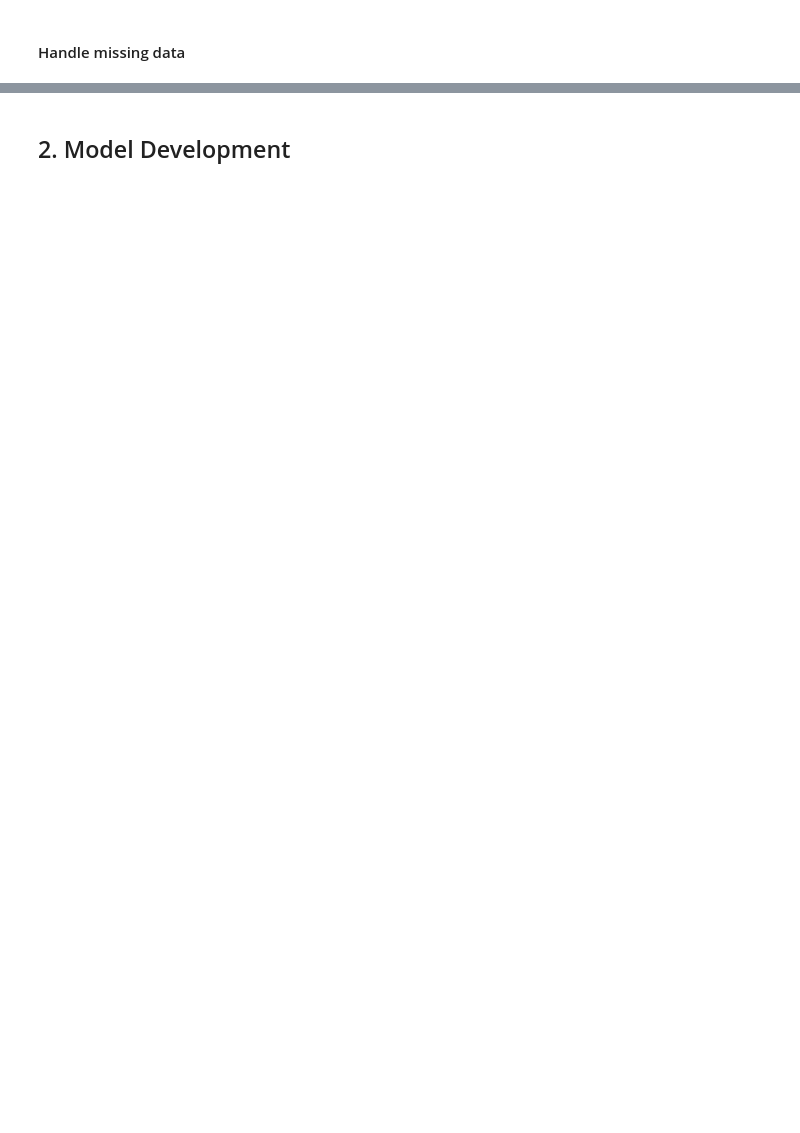
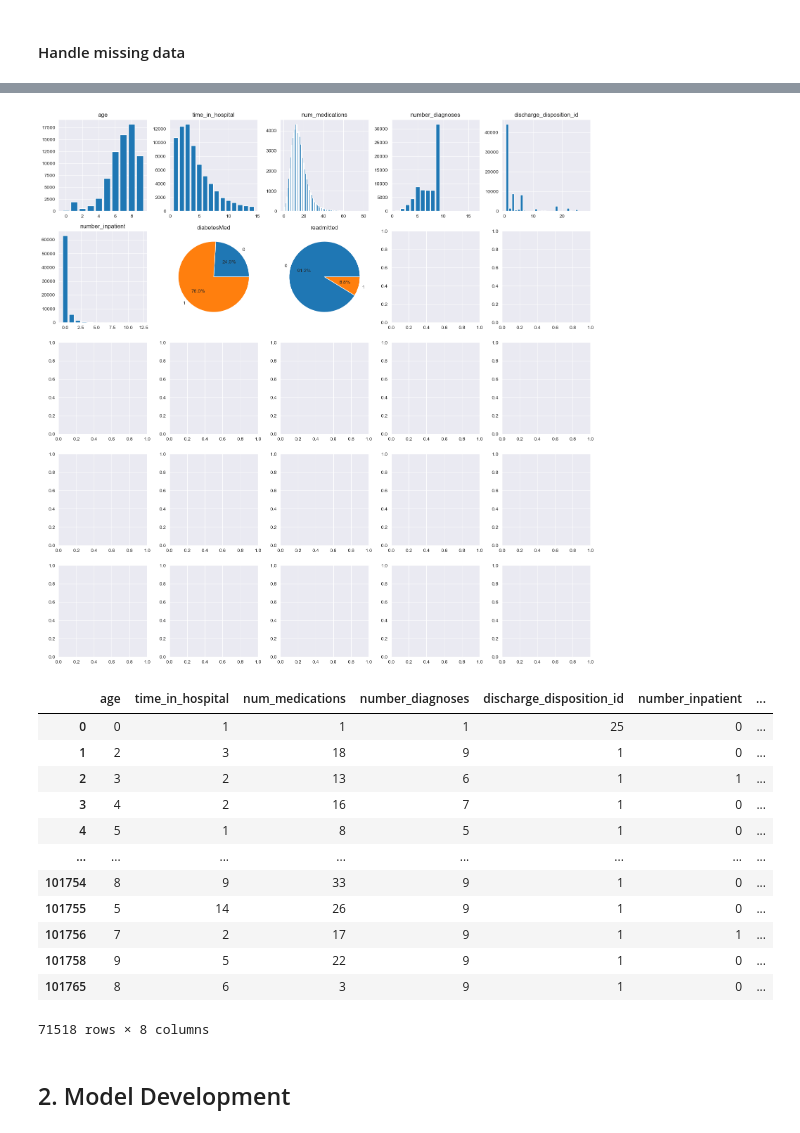
Before and after one commit to FaranF22/ml4, a Jupyter notebook: Assignment4.ipynb, the cells around one changed output, grey strips where cells are left out. Drawn from its saved outputs; the diff is of its cells as text; code cells hidden in the pictures; blank space fills up the shorter version.

```diff
--- a/Assignment4.ipynb
+++ b/Assignment4.ipynb
@@ -280,0 +278,12 @@ df
+# %%
+# Group by readmitted to count the number of each category by under 30 days or not
+
+# for col in df:
+#     count = df.groupby('readmitted')[col].value_counts()
+#     print(count)
+
+
+# count = df.groupby('admission_type_id')['readmitted'].value_counts()
+# count = df.groupby('discharge_disposition_id')['readmitted'].value_counts()
+count = df.groupby('admission_source_id')['readmitted'].value_counts()
+count
@@ -280,0 +308,54 @@ df
+# %%
+# Selecting columns
+# cols = ['age','time_in_hospital', 'num_lab_procedures', 'num_medications', 'number_diagnoses', 'A1Cresult', 'insulin', 'admission_type_id', 'discharge_disposition_id', 'num_procedures', 'number_outpatient', 'number_inpatient', 'max_glu_serum', 'change', 'diabetesMed', 'diag_1', 'diag_2', 'diag_3', 'metformin', 'readmitted']
+
+# cols = ['age', 'time_in_hospital', 'num_lab_procedures', 'num_medications', 'number_diagnoses', 'A1Cresult', 'insulin', 'admission_type_id', 'discharge_disposition_id', 'num_procedures', 'number_outpatient', 'number_inpatient', 'max_glu_serum', 'change', 'diabetesMed', 'diag_1', 'diag_2', 'diag_3', 'metformin', 'readmitted']
+# 'admission_source_id',
+
+# cols = ['age', 'time_in_hospital', 'num_lab_procedures', 'num_medications', 'number_diagnoses', 'discharge_disposition_id', 'number_inpatient', 'change', 'diabetesMed', 'diag_1', 'metformin', 'readmitted']
+
+# cols = ['time_in_hospital', 'discharge_disposition_id', 'number_inpatient', 'readmitted']
+
+# 'num_lab_procedures','diabetesMed',
+cols = ['age', 'time_in_hospital', 'num_medications', 'number_diagnoses', 'discharge_disposition_id', 'number_inpatient', 'diabetesMed', 'readmitted']
+df = df[cols]
+
+def count_items(column_name):
+    item_count = {}
+    for item in df[column_name]:
+        if item in item_count:
+            item_count[item] += 1
+        else:
+            item_count[item] = 1
+    return item_count
+
+fig, axs = plt.subplots(5, 5, figsize=(16, 16))
+axs = axs.flatten()
+
+for i in range(len(cols)):
+    count = count_items(cols[i])
+    if len(count) > 5:
+        axs[i].bar(count.keys(), count.values())
+        axs[i].set_title(cols[i])
+    else:
+        axs[i].pie(count.values(), labels = count.keys(), autopct='%1.1f%%')
+        axs[i].set_title(cols[i])
+
+plt.tight_layout()
+plt.show()
+df
+# %% [output]
+[figure, added]
+|  | age | time_in_hospital | num_medications | number_diagnoses | discharge_disposition_id | number_inpatient | ... |
+| 0 | 0 | 1 | 1 | 1 | 25 | 0 | ... |
+| 1 | 2 | 3 | 18 | 9 | 1 | 0 | ... |
+| 2 | 3 | 2 | 13 | 6 | 1 | 1 | ... |
+| 3 | 4 | 2 | 16 | 7 | 1 | 0 | ... |
+| 4 | 5 | 1 | 8 | 5 | 1 | 0 | ... |
+| ... | ... | ... | ... | ... | ... | ... | ... |
+| 101754 | 8 | 9 | 33 | 9 | 1 | 0 | ... |
+| 101755 | 5 | 14 | 26 | 9 | 1 | 0 | ... |
+| 101756 | 7 | 2 | 17 | 9 | 1 | 1 | ... |
+| 101758 | 9 | 5 | 22 | 9 | 1 | 0 | ... |
+| 101765 | 8 | 6 | 3 | 9 | 1 | 0 | ... |
+71518 rows × 8 columns
```
Also changed, not shown: parts of 19 cells of this notebook.
